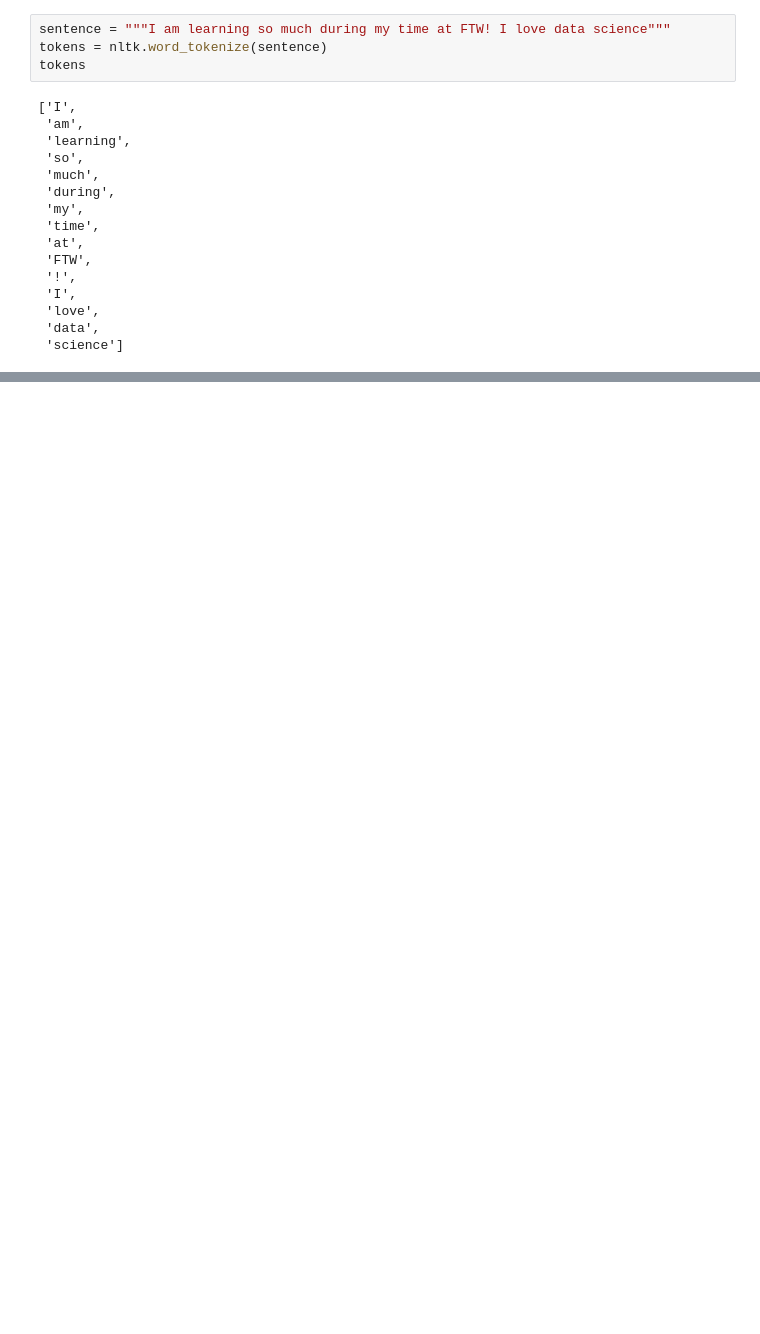
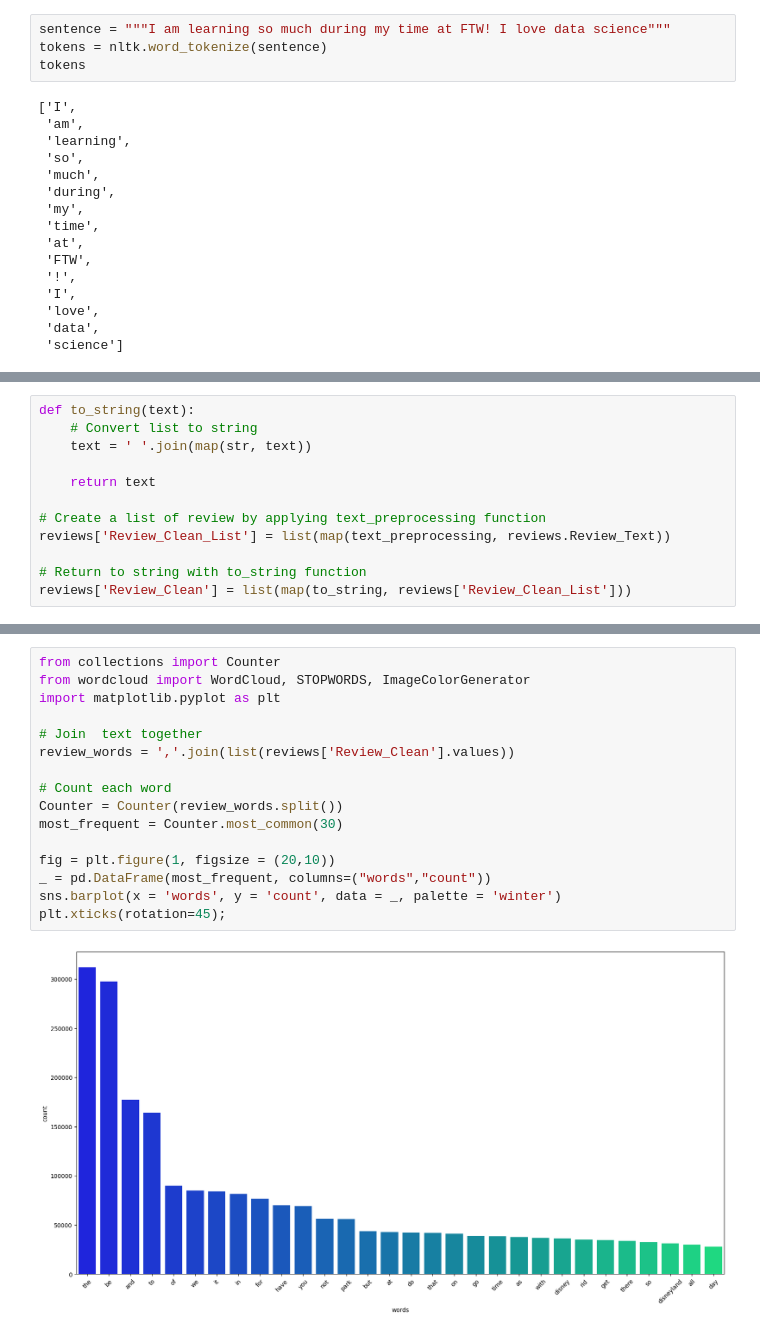
Before and after one commit to angelaaaateng/ftw_python, a Jupyter notebook: NLP_Basics_B8.ipynb, the cells around one changed output, grey strips where cells are left out. Saved outputs shown, nothing was run; the diff lists cells and outputs as text; blank space fills up the shorter version.

```diff
--- a/NLP_Basics_B8.ipynb
+++ b/NLP_Basics_B8.ipynb
@@ -242,0 +446,12 @@ pd.DataFrame(count_matrix.todense(), columns=cv.get_feature_names_out())
+# %%
+def to_string(text):
+    # Convert list to string
+    text = ' '.join(map(str, text))
+
+    return text
+
+# Create a list of review by applying text_preprocessing function
+reviews['Review_Clean_List'] = list(map(text_preprocessing, reviews.Review_Text))
+
+# Return to string with to_string function
+reviews['Review_Clean'] = list(map(to_string, reviews['Review_Clean_List']))
@@ -242,0 +468,18 @@ pd.DataFrame(count_matrix.todense(), columns=cv.get_feature_names_out())
+# %%
+from collections import Counter
+from wordcloud import WordCloud, STOPWORDS, ImageColorGenerator
+import matplotlib.pyplot as plt
+
+# Join  text together
+review_words = ','.join(list(reviews['Review_Clean'].values))
+
+# Count each word
+Counter = Counter(review_words.split())
+most_frequent = Counter.most_common(30)
+
+fig = plt.figure(1, figsize = (20,10))
+_ = pd.DataFrame(most_frequent, columns=("words","count"))
+sns.barplot(x = 'words', y = 'count', data = _, palette = 'winter')
+plt.xticks(rotation=45);
+# %% [output]
+[figure, added]
```
Also changed, not shown: parts of 23 cells of this notebook.
